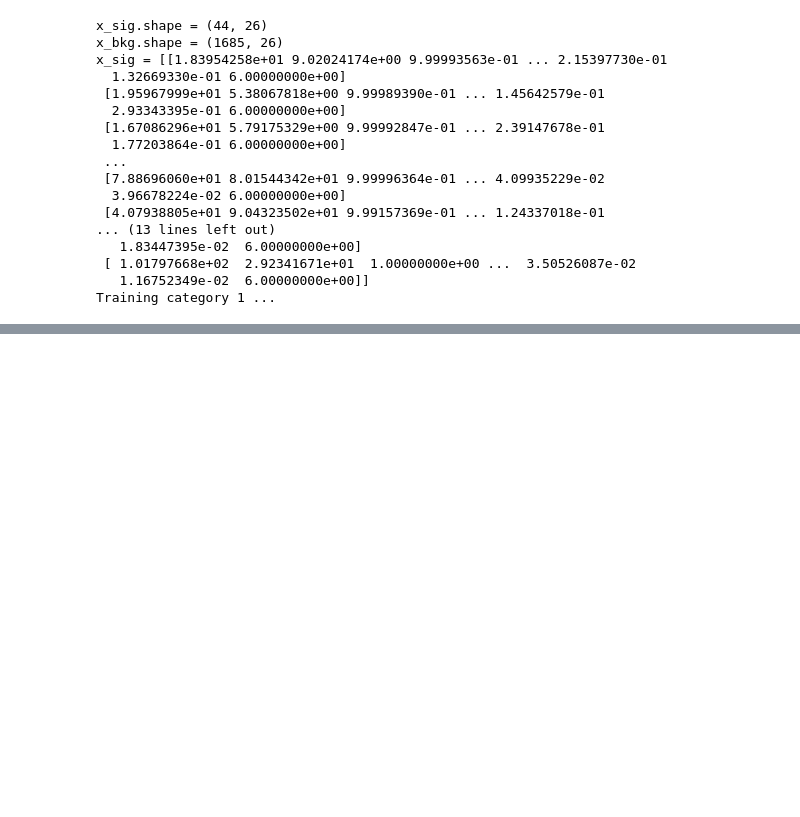
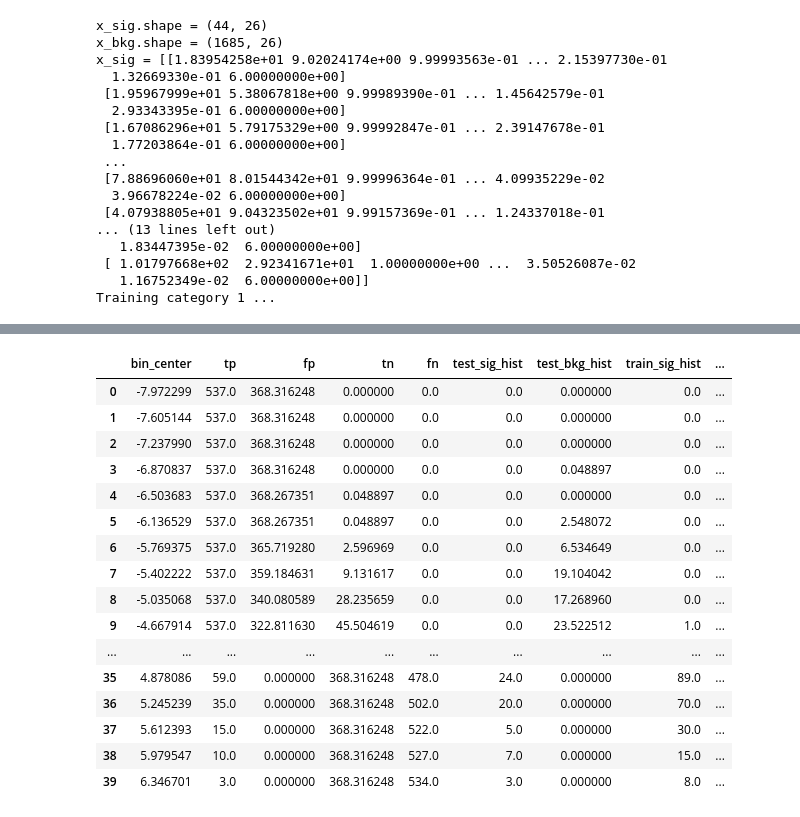
Before and after one commit to Quibusque/mva_analysis, a Jupyter notebook: source/notebook_for_tests.ipynb, the cells around one changed output, grey strips where cells are left out. Saved outputs shown, nothing was run; the diff lists cells and outputs as text; code cells hidden in the pictures; blank space fills up the shorter version.

```diff
--- a/source/notebook_for_tests.ipynb
+++ b/source/notebook_for_tests.ipynb
@@ -229,0 +297,23 @@ Training category 1 ...
+# %%
+#open csv file
+df = pd.read_csv("/home/quibus/mva_analysis/results_categories/myMVA/mN1p0_ctau10/cat_3/XGBoost_results.csv")
+# %%
+df
+# %% [output]
+|  | bin_center | tp | fp | tn | fn | test_sig_hist | test_bkg_hist | train_sig_hist | ... |
+| 0 | -7.972299 | 537.0 | 368.316248 | 0.000000 | 0.0 | 0.0 | 0.000000 | 0.0 | ... |
+| 1 | -7.605144 | 537.0 | 368.316248 | 0.000000 | 0.0 | 0.0 | 0.000000 | 0.0 | ... |
+| 2 | -7.237990 | 537.0 | 368.316248 | 0.000000 | 0.0 | 0.0 | 0.000000 | 0.0 | ... |
+| 3 | -6.870837 | 537.0 | 368.316248 | 0.000000 | 0.0 | 0.0 | 0.048897 | 0.0 | ... |
+| 4 | -6.503683 | 537.0 | 368.267351 | 0.048897 | 0.0 | 0.0 | 0.000000 | 0.0 | ... |
+| 5 | -6.136529 | 537.0 | 368.267351 | 0.048897 | 0.0 | 0.0 | 2.548072 | 0.0 | ... |
+| 6 | -5.769375 | 537.0 | 365.719280 | 2.596969 | 0.0 | 0.0 | 6.534649 | 0.0 | ... |
+| 7 | -5.402222 | 537.0 | 359.184631 | 9.131617 | 0.0 | 0.0 | 19.104042 | 0.0 | ... |
+| 8 | -5.035068 | 537.0 | 340.080589 | 28.235659 | 0.0 | 0.0 | 17.268960 | 0.0 | ... |
+| 9 | -4.667914 | 537.0 | 322.811630 | 45.504619 | 0.0 | 0.0 | 23.522512 | 1.0 | ... |
+| ... | ... | ... | ... | ... | ... | ... | ... | ... | ... |
+| 35 | 4.878086 | 59.0 | 0.000000 | 368.316248 | 478.0 | 24.0 | 0.000000 | 89.0 | ... |
+| 36 | 5.245239 | 35.0 | 0.000000 | 368.316248 | 502.0 | 20.0 | 0.000000 | 70.0 | ... |
+| 37 | 5.612393 | 15.0 | 0.000000 | 368.316248 | 522.0 | 5.0 | 0.000000 | 30.0 | ... |
+| 38 | 5.979547 | 10.0 | 0.000000 | 368.316248 | 527.0 | 7.0 | 0.000000 | 15.0 | ... |
+| 39 | 6.346701 | 3.0 | 0.000000 | 368.316248 | 534.0 | 3.0 | 0.000000 | 8.0 | ... |
```
Also changed, not shown: parts of 5 cells of this notebook, 12 other files.
